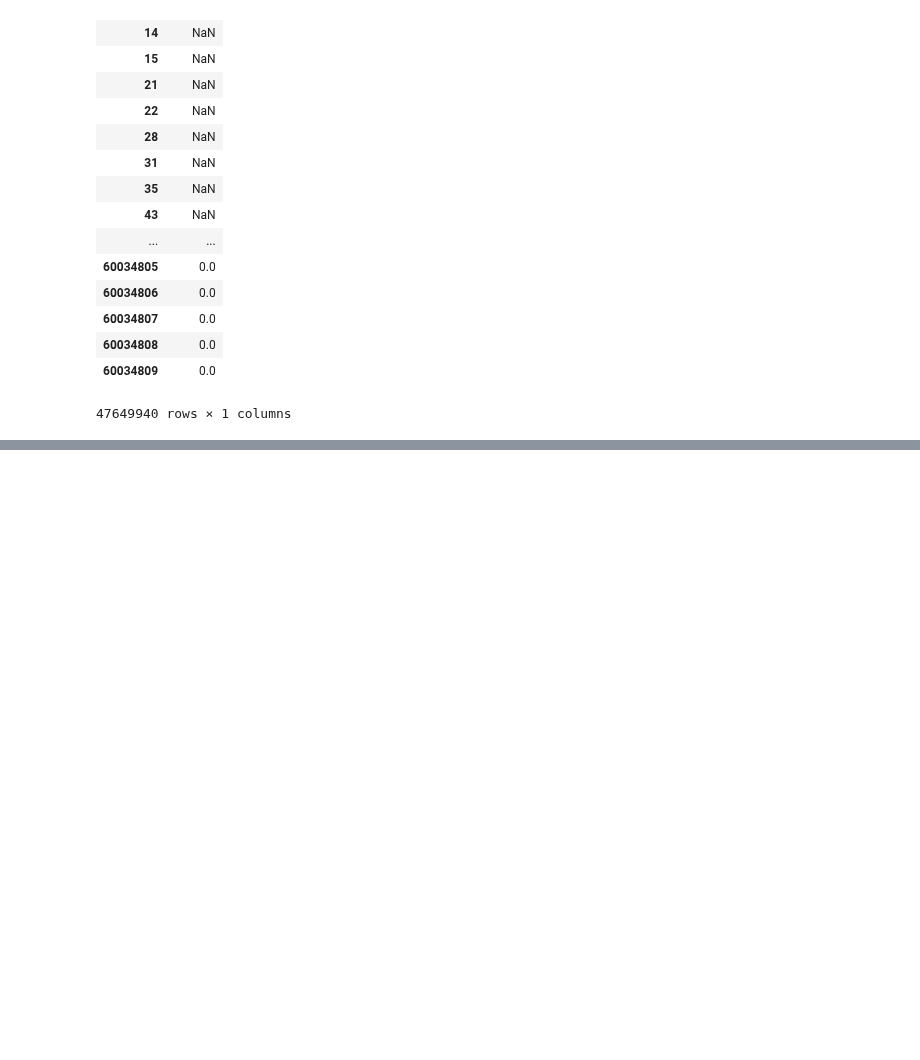
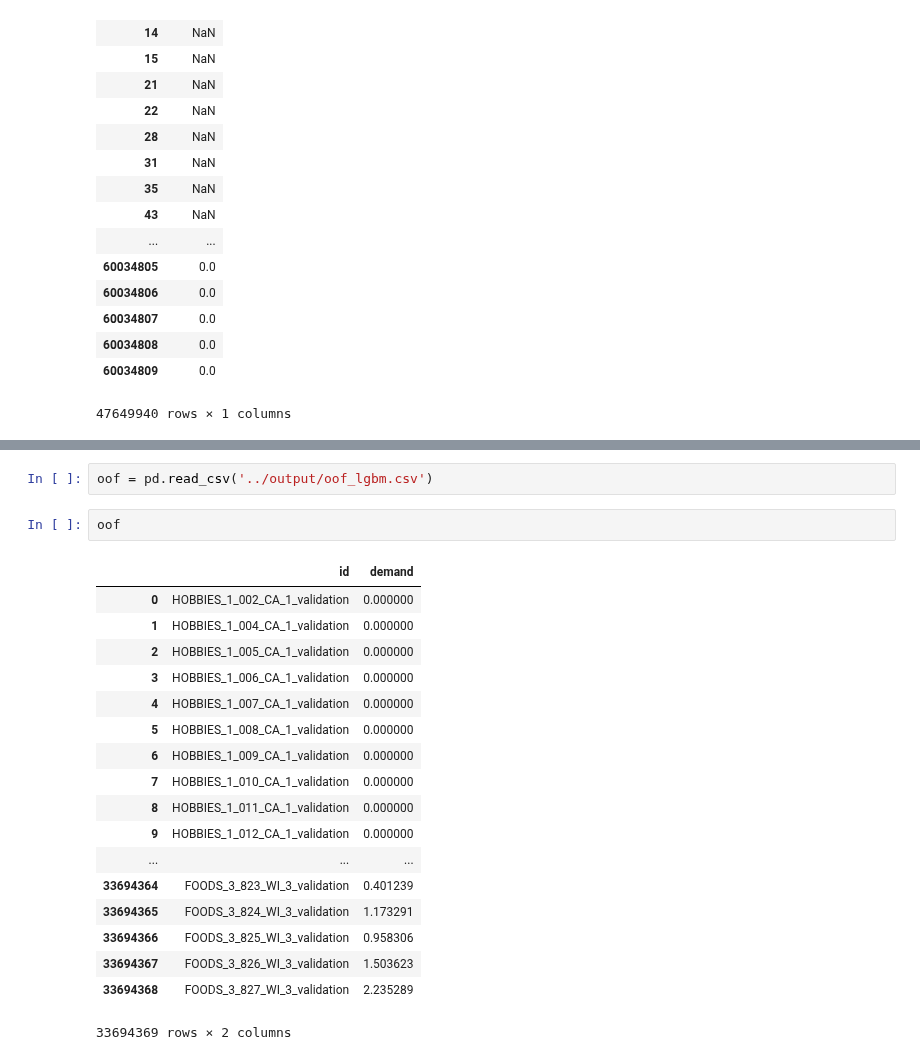
Before and after one commit to MitsuruFujiwara/M5-Forecasting-Accuracy, a Jupyter notebook: src/901_check_data.ipynb, the cells around one changed output, grey strips where cells are left out. Cells and saved outputs as stored; diff of their text form; blank space fills up the shorter version.

```diff
--- a/src/901_check_data.ipynb
+++ b/src/901_check_data.ipynb
@@ -194,0 +212,23 @@ df_sales
+# %%
+oof = pd.read_csv('../output/oof_lgbm.csv')
+# %%
+oof
+# %% [output]
+|  | id | demand |
+| 0 | HOBBIES_1_002_CA_1_validation | 0.000000 |
+| 1 | HOBBIES_1_004_CA_1_validation | 0.000000 |
+| 2 | HOBBIES_1_005_CA_1_validation | 0.000000 |
+| 3 | HOBBIES_1_006_CA_1_validation | 0.000000 |
+| 4 | HOBBIES_1_007_CA_1_validation | 0.000000 |
+| 5 | HOBBIES_1_008_CA_1_validation | 0.000000 |
+| 6 | HOBBIES_1_009_CA_1_validation | 0.000000 |
+| 7 | HOBBIES_1_010_CA_1_validation | 0.000000 |
+| 8 | HOBBIES_1_011_CA_1_validation | 0.000000 |
+| 9 | HOBBIES_1_012_CA_1_validation | 0.000000 |
+| ... | ... | ... |
+| 33694364 | FOODS_3_823_WI_3_validation | 0.401239 |
+| 33694365 | FOODS_3_824_WI_3_validation | 1.173291 |
+| 33694366 | FOODS_3_825_WI_3_validation | 0.958306 |
+| 33694367 | FOODS_3_826_WI_3_validation | 1.503623 |
+| 33694368 | FOODS_3_827_WI_3_validation | 2.235289 |
+33694369 rows × 2 columns
```
Also changed, not shown: parts of 7 cells of this notebook, 10 other files.
